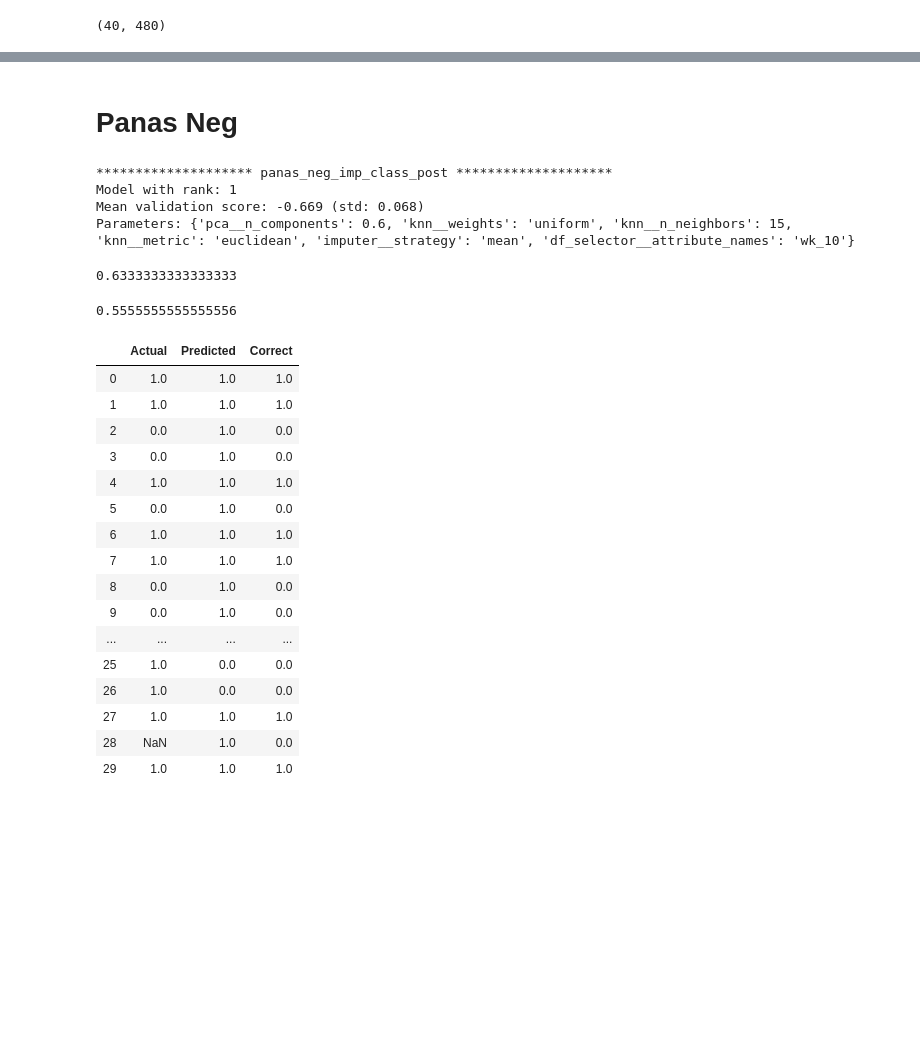
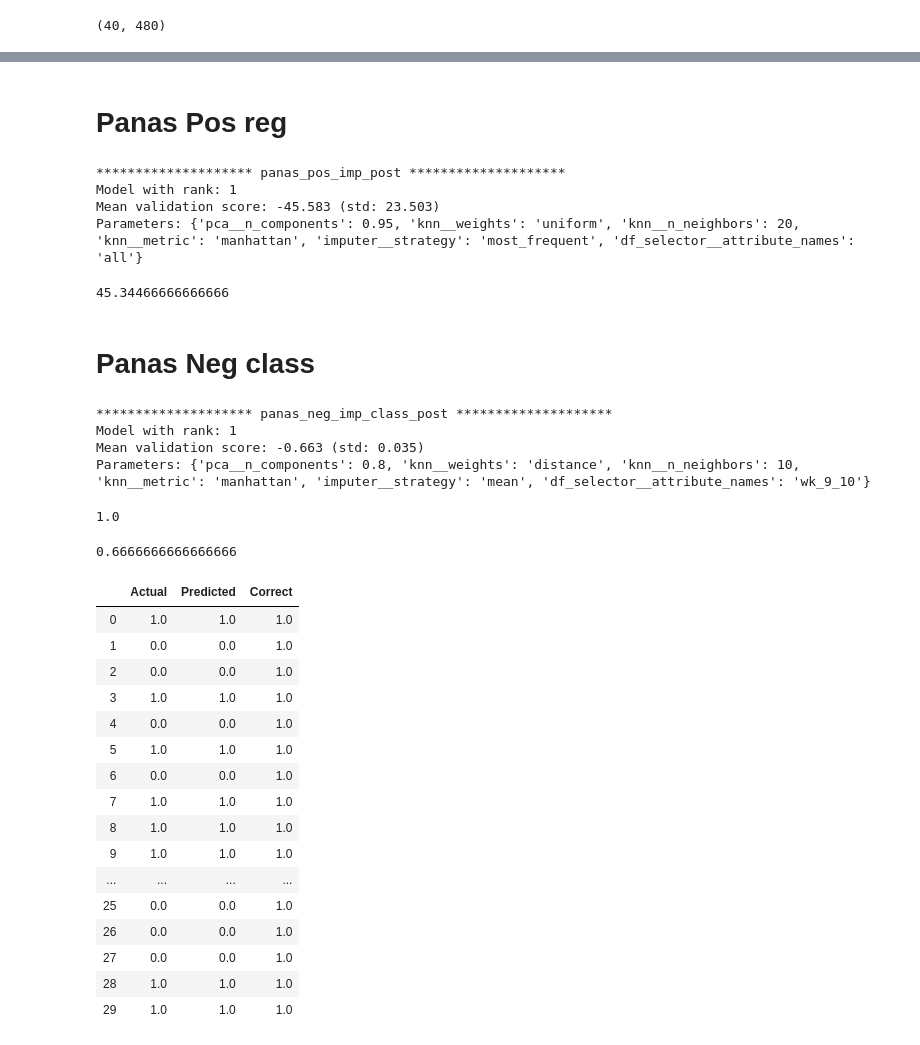
Before and after one commit to AndrewLSyd/COMP9417_major_project-1, a Jupyter notebook: 04_knn.ipynb, the cells around one changed output, grey strips where cells are left out. Saved outputs shown, nothing was run; the diff lists cells and outputs as text; code cells hidden in the pictures; blank space fills up the shorter version.

```diff
--- a/04_knn.ipynb
+++ b/04_knn.ipynb
@@ -416,47 +465,68 @@ helper.shap_feature_imp(shap_values_panas_pos, X_train, corr_thresh=0.3)
+# %% [markdown]
+# Panas Pos reg
+# %%
+knn_panas_pos_imp_post = grid_search(KNeighborsRegressor(algorithm="auto"),
+                                     "panas_pos_imp_post", "neg_mean_squared_error")
+# %% [output]
+******************** panas_pos_imp_post ********************
+Model with rank: 1
+Mean validation score: -45.583 (std: 23.503)
+Parameters: {'pca__n_components': 0.95, 'knn__weights': 'uniform', 'knn__n_neighbors': 20, 'knn__metric': 'manhattan', 'imputer__strategy': 'most_frequent', 'df_selector__attribute_names': 'all'}
+# %%
+pred_tar = "panas_pos_imp_post"
+tnn_train = np.logical_not(y_train.loc[:, pred_tar].isnull())
+tnn_test = np.logical_not(y_test.loc[:, pred_tar].isnull())
+
+y_actual = np.array(y_train[tnn_train].loc[:, pred_tar])
+y_pred = knn_panas_pos_imp_post.best_estimator_.predict(X_train[tnn_train])
+
+mean_squared_error(y_actual, y_pred)
+# %% [output]
+45.34466666666666
 # %% [markdown]
-# Panas Neg
+# Panas Neg class
 # %%
-knn_gs_panas_neg_class_post = grid_search(KNeighborsClassifier(algorithm="auto"),
-                                          "panas_neg_imp_class_post", "neg_log_loss", nn=27)
+knn_panas_neg_imp_class_post = grid_search(KNeighborsClassifier(algorithm="auto"),
+                                          "panas_neg_imp_class_post", "neg_log_loss")
 # %% [output]
 ******************** panas_neg_imp_class_post ********************
 Model with rank: 1
-Mean validation score: -0.669 (std: 0.068)
-Parameters: {'pca__n_components': 0.6, 'knn__weights': 'uniform', 'knn__n_neighbors': 15, 'knn__metric': 'euclidean', 'imputer__strategy': 'mean', 'df_selector__attribute_names': 'wk_10'}
+Mean validation score: -0.663 (std: 0.035)
+Parameters: {'pca__n_components': 0.8, 'knn__weights': 'distance', 'knn__n_neighbors': 10, 'knn__metric': 'manhattan', 'imputer__strategy': 'mean', 'df_selector__attribute_names': 'wk_9_10'}
 # %%
 pred_tar = "panas_neg_imp_class_post"
 tnn_train = np.logical_not(y_train.loc[:, pred_tar].isnull())
 tnn_test = np.logical_not(y_test.loc[:, pred_tar].isnull())
 
-y_actual = np.array(y_train[tnn_train].loc[:, target])
+y_actual = np.array(y_train[tnn_train].loc[:, pred_tar])
 y_pred = knn_gs_panas_neg_class_post.best_estimator_.predict(X_train[tnn_train])
 
 # scoring training y_pred to y_actual
 knn_gs_panas_neg_class_post.best_estimator_.score(X_train[tnn_train], y_train[tnn_train].loc[:, pred_tar])
 
 # scoring test y_pred to y_actual
 knn_gs_panas_neg_class_post.best_estimator_.score(X_test[tnn_test], y_test[tnn_test].loc[:, pred_tar])
 
-tabulate(y_actual, y_pred)
+# tabulate(y_actual, y_pred)
 # %% [output]
-0.6333333333333333
+1.0
-0.5555555555555556
+0.6666666666666666
 |  | Actual | Predicted | Correct |
 | 0 | 1.0 | 1.0 | 1.0 |
-| 1 | 1.0 | 1.0 | 1.0 |
-| 2 | 0.0 | 1.0 | 0.0 |
-| 3 | 0.0 | 1.0 | 0.0 |
-| 4 | 1.0 | 1.0 | 1.0 |
-| 5 | 0.0 | 1.0 | 0.0 |
-| 6 | 1.0 | 1.0 | 1.0 |
+| 1 | 0.0 | 0.0 | 1.0 |
+| 2 | 0.0 | 0.0 | 1.0 |
+| 3 | 1.0 | 1.0 | 1.0 |
+| 4 | 0.0 | 0.0 | 1.0 |
+| 5 | 1.0 | 1.0 | 1.0 |
+| 6 | 0.0 | 0.0 | 1.0 |
 | 7 | 1.0 | 1.0 | 1.0 |
-| 8 | 0.0 | 1.0 | 0.0 |
-| 9 | 0.0 | 1.0 | 0.0 |
+| 8 | 1.0 | 1.0 | 1.0 |
+| 9 | 1.0 | 1.0 | 1.0 |
 | ... | ... | ... | ... |
-| 25 | 1.0 | 0.0 | 0.0 |
-| 26 | 1.0 | 0.0 | 0.0 |
-| 27 | 1.0 | 1.0 | 1.0 |
-| 28 | NaN | 1.0 | 0.0 |
+| 25 | 0.0 | 0.0 | 1.0 |
+| 26 | 0.0 | 0.0 | 1.0 |
+| 27 | 0.0 | 0.0 | 1.0 |
+| 28 | 1.0 | 1.0 | 1.0 |
 | 29 | 1.0 | 1.0 | 1.0 |
 # %%
 shap_values_panas_neg = shap.KernelExplainer(knn_gs_panas_pos_class_post.best_estimator_.predict, X_train).shap_values(X_train)
```
Also changed, not shown: parts of 24 cells of this notebook.
